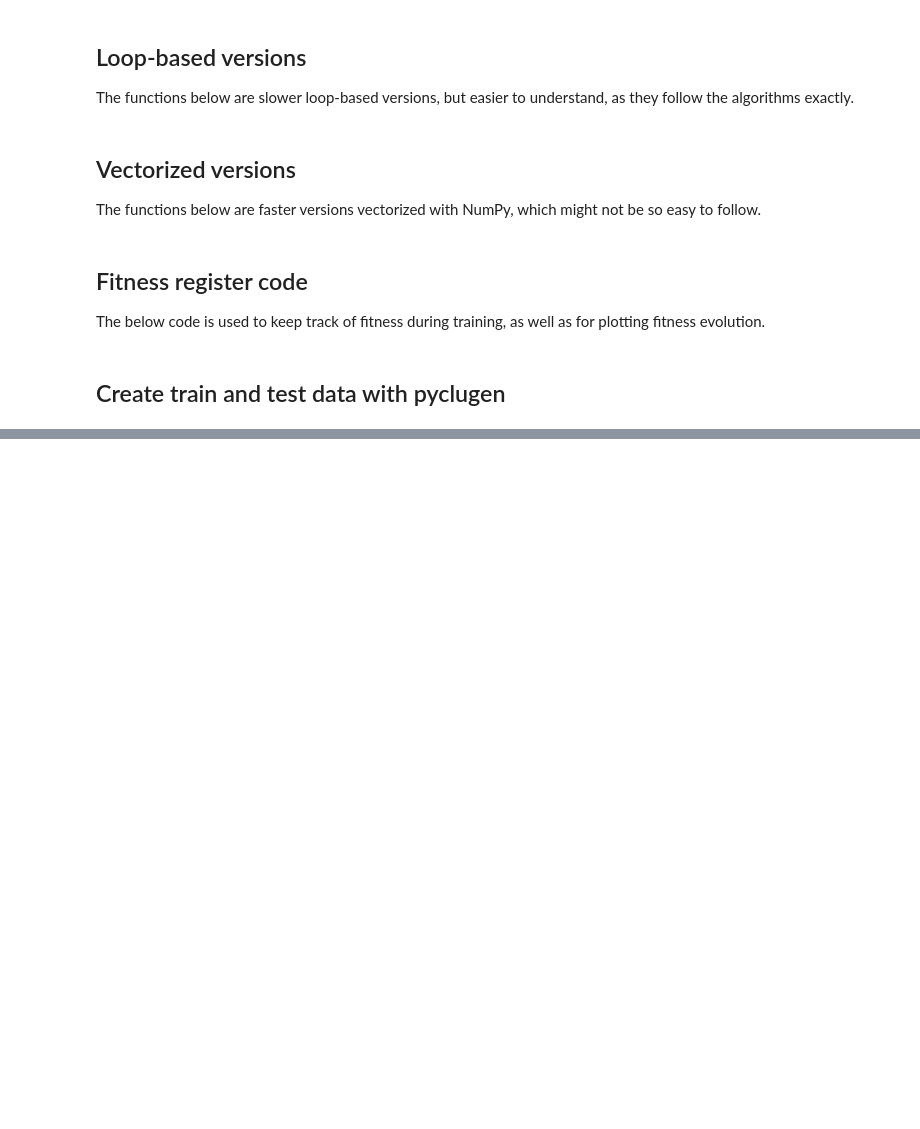
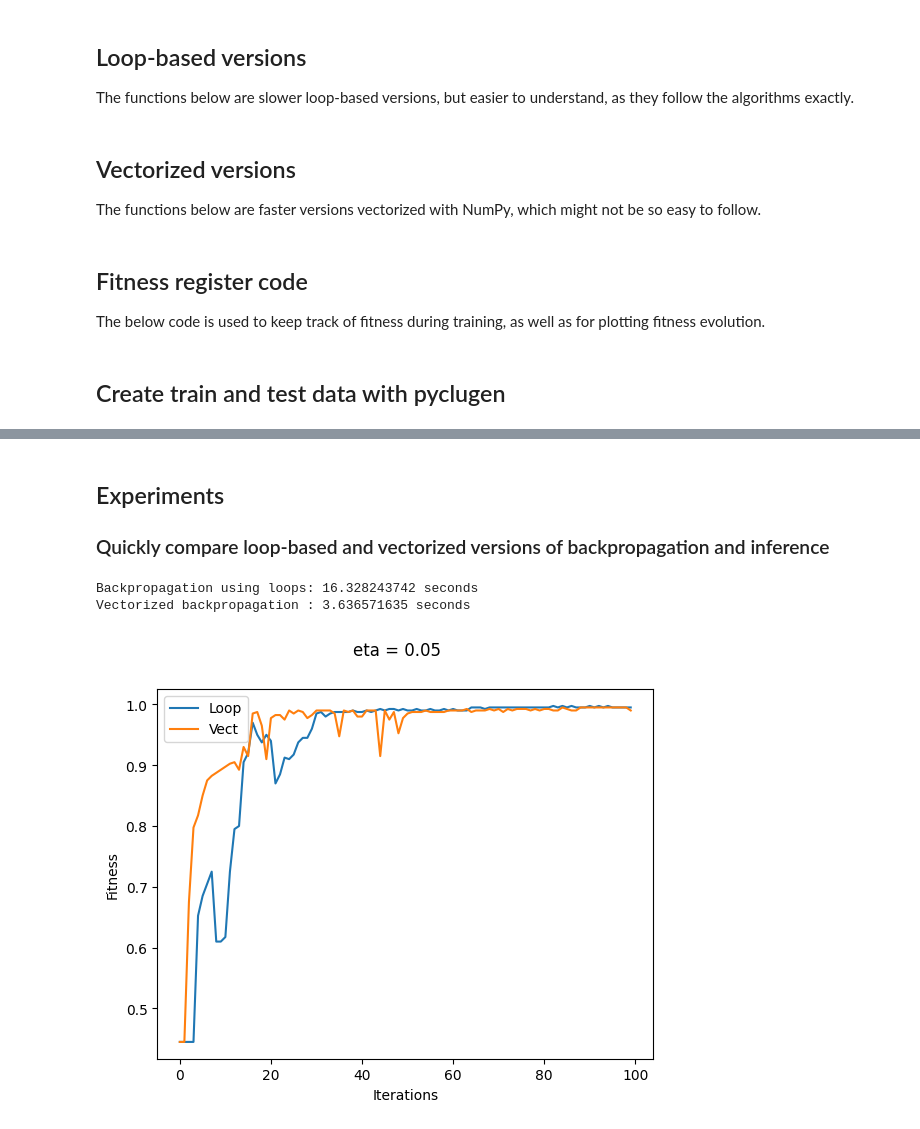
Before and after one commit to nunofachada/mlbook, a Jupyter notebook: 04_neuralnetworks/neuralnetworks.ipynb, the cells around one changed output, grey strips where cells are left out. Saved outputs shown, nothing was run; the diff lists cells and outputs as text; code cells hidden in the pictures; blank space fills up the shorter version.

Commit message:
Add experiment loop vs vectorized

```diff
--- a/04_neuralnetworks/neuralnetworks.ipynb
+++ b/04_neuralnetworks/neuralnetworks.ipynb
@@ -291,0 +295,33 @@ def to_nn_output(cg_output: npt.NDArray) -> npt.NDArray:
+# %% [markdown]
+## Experiments
+
+### Quickly compare loop-based and vectorized versions of backpropagation and inference
+# %%
+iters = 100
+eta = 0.05
+mom = 0.1
+topol = [ndims, 12, nclu]
+
+fitreg_loop = FitnessRegister(data_train.points, clunn_train, iters)
+fitreg_vect = FitnessRegister(data_train.points, clunn_train, iters)
+
+time_start = time.time_ns()
+backpropagation(data_train.points, clunn_train, topol, iters, eta, mom, hooks=[fitreg_loop])
+print(f"Backpropagation using loops: {(time.time_ns() - time_start) / 1e9} seconds")
+
+time_start = time.time_ns()
+vbackpropagation(data_train.points, clunn_train, topol, iters, eta, mom, hooks=[fitreg_vect])
+print(f"Vectorized backpropagation : {(time.time_ns() - time_start) / 1e9} seconds")
+
+plot_fitness(
+    iters,
+    {
+        "Loop": fitreg_loop.fitnesses,
+        "Vect": fitreg_vect.fitnesses,
+    },
+    f"eta = {eta}",
+)
+# %% [output]
+Backpropagation using loops: 16.328243742 seconds
+Vectorized backpropagation : 3.636571635 seconds
+[figure, added]
```
Also changed, not shown: parts of 7 cells of this notebook.
